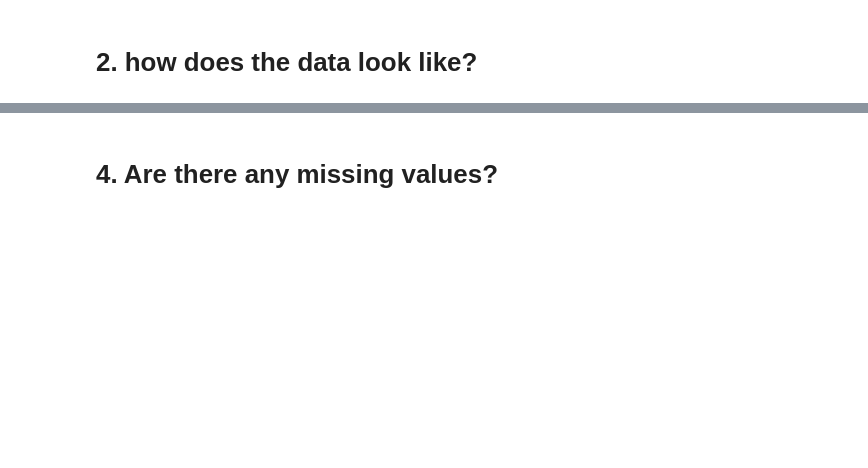
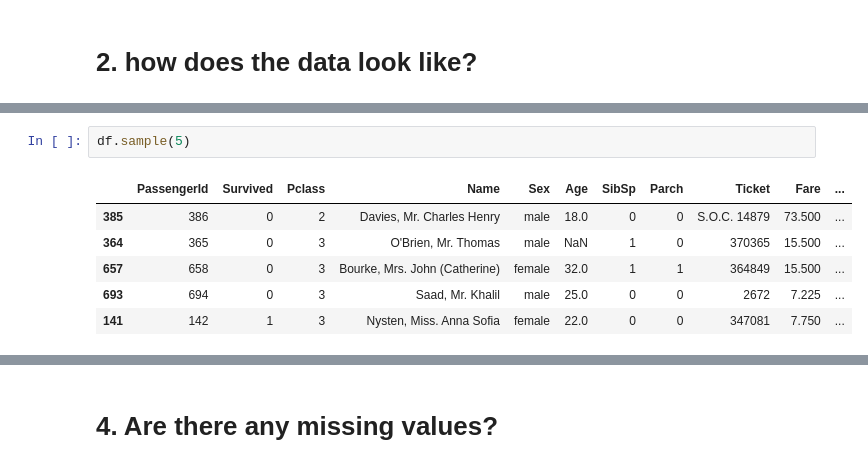
Before and after one commit to imtufail/Machine-Learning-, a Jupyter notebook: Understanding-Data/Basic_Questions.ipynb, the cells around one changed output, grey strips where cells are left out. Drawn from its saved outputs; the diff is of its cells as text; blank space fills up the shorter version.

```diff
--- a/Understanding-Data/Basic_Questions.ipynb
+++ b/Understanding-Data/Basic_Questions.ipynb
@@ -96,0 +121,9 @@ df2 = pd.read_csv('/content/Quran-Dataset.xls',low_memory=False)
+# %%
+df.sample(5)
+# %% [output]
+|  | PassengerId | Survived | Pclass | Name | Sex | Age | SibSp | Parch | Ticket | Fare | ... |
+| 385 | 386 | 0 | 2 | Davies, Mr. Charles Henry | male | 18.0 | 0 | 0 | S.O.C. 14879 | 73.500 | ... |
+| 364 | 365 | 0 | 3 | O'Brien, Mr. Thomas | male | NaN | 1 | 0 | 370365 | 15.500 | ... |
+| 657 | 658 | 0 | 3 | Bourke, Mrs. John (Catherine) | female | 32.0 | 1 | 1 | 364849 | 15.500 | ... |
+| 693 | 694 | 0 | 3 | Saad, Mr. Khalil | male | 25.0 | 0 | 0 | 2672 | 7.225 | ... |
+| 141 | 142 | 1 | 3 | Nysten, Miss. Anna Sofia | female | 22.0 | 0 | 0 | 347081 | 7.750 | ... |
```
Also changed, not shown: parts of 26 cells of this notebook.
